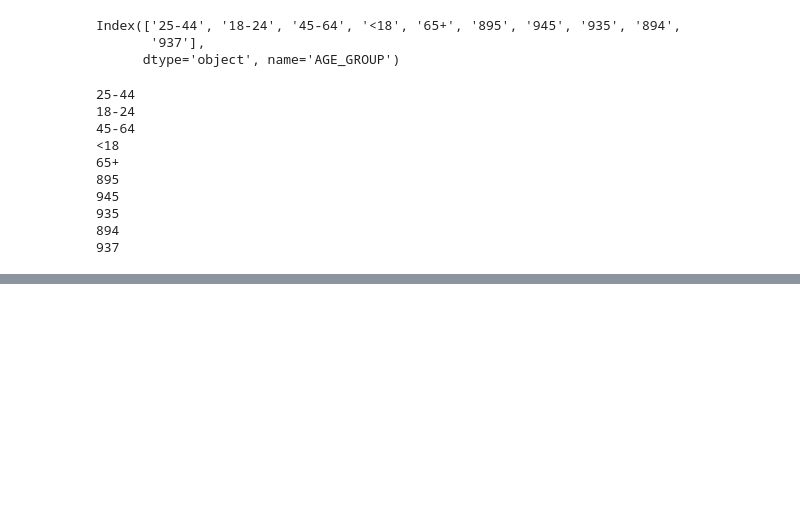
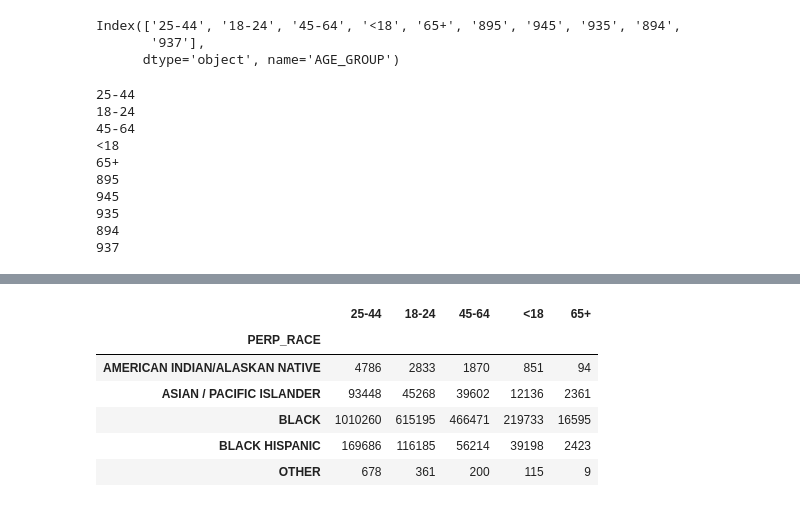
Before and after one commit to bhparijat/NYPD-crime-analysis, a Jupyter notebook: generate_summary.ipynb, the cells around one changed output, grey strips where cells are left out. Cells and saved outputs as stored; diff of their text form; code cells hidden in the pictures; blank space fills up the shorter version.

```diff
--- a/generate_summary.ipynb
+++ b/generate_summary.ipynb
@@ -479,0 +502,10 @@ groupby_race.drop
+# %%
+groupby_race.head()
+# %% [output]
+|  | 25-44 | 18-24 | 45-64 | <18 | 65+ |
+| PERP_RACE |  |  |  |  |  |
+| AMERICAN INDIAN/ALASKAN NATIVE | 4786 | 2833 | 1870 | 851 | 94 |
+| ASIAN / PACIFIC ISLANDER | 93448 | 45268 | 39602 | 12136 | 2361 |
+| BLACK | 1010260 | 615195 | 466471 | 219733 | 16595 |
+| BLACK HISPANIC | 169686 | 116185 | 56214 | 39198 | 2423 |
+| OTHER | 678 | 361 | 200 | 115 | 9 |
```
Also changed, not shown: parts of 11 cells of this notebook.
